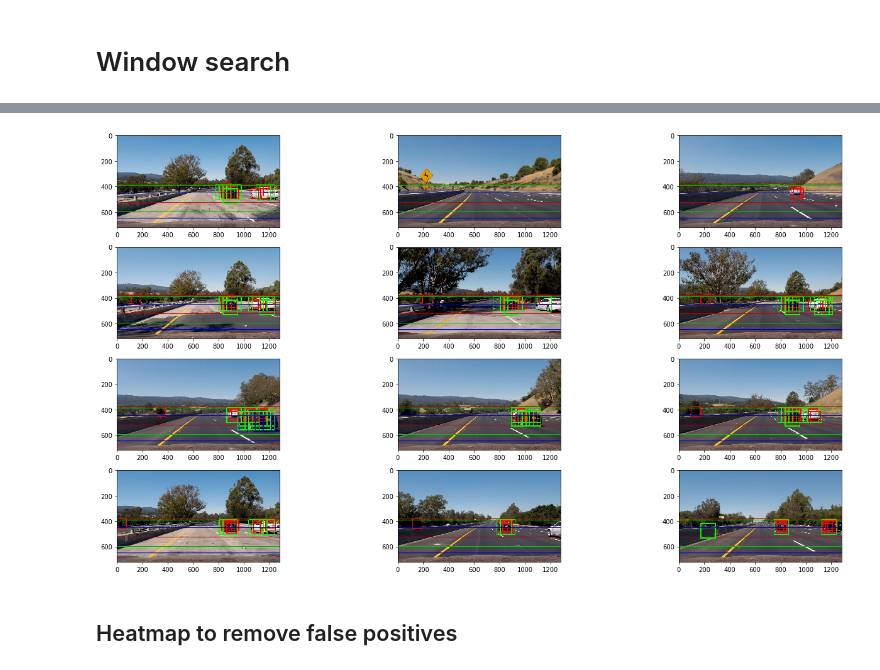
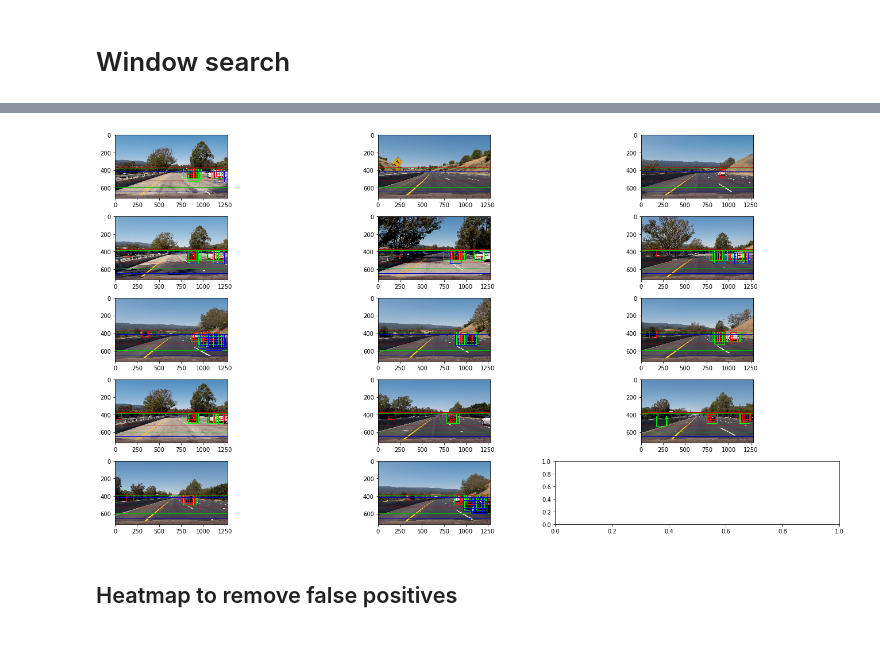
Before and after one commit to e7dud7e/carnd, a Jupyter notebook: VehicleDetection/VehicleDetection.ipynb, the cells around one changed output, grey strips where cells are left out. Saved outputs shown, nothing was run; the diff lists cells and outputs as text; code cells hidden in the pictures; blank space fills up the shorter version.

```diff
--- a/VehicleDetection/VehicleDetection.ipynb
+++ b/VehicleDetection/VehicleDetection.ipynb
@@ -1097,9 +1098,9 @@ Search regions closer to bottom of image are for cars closer to the camera.
 Scale < 1 is like zooming in for far-away images.
 Scale > 1 is like zooming out, for closer images.
 """
-ystart = [380, 390, 450]
+ystart = [380, 390, 420]
 ystop = [525, 600, 650]
-scale = [1.2, 1.8, 2]
+scale = [1.2, 1.8, 1.9]
 box_color = [(255,0,0),(0,255,0),(0,0,255)]
 
 """
@@ -1115,7 +1116,7 @@ cell_per_block=2
 color_space='YCrCb'
 out_img_l = []
 box_list_l = []
-for n in range(1,13):
+for n in range(1,15):
     n = str(n)
     path_in = 'test_images/' + 'test' + n + '.jpg'
     path_out = 'output_images/' + 'find_cars'+ n + '.jpg'
@@ -1133,21 +1131,24 @@ for n in range(1,13):
 # %%
-f, ((ax1, ax2, ax3),(ax4, ax5, ax6),(ax7, ax8, ax9),(ax10, ax11, ax12))   = plt.subplots(4, 3, figsize=(20,10));
+f, ((ax1, ax2, ax3),(ax4, ax5, ax6),(ax7, ax8, ax9),(ax10, ax11, ax12), \
+    (ax13, ax14, ax15)) = plt.subplots(5, 3, figsize=(20,10));
 
 ax1.imshow(out_img_l[0]);
 ax2.imshow(out_img_l[1]);
 ax3.imshow(out_img_l[2]);
 ax4.imshow(out_img_l[3]);
 ax5.imshow(out_img_l[4]);
 ax6.imshow(out_img_l[5]);
 ax7.imshow(out_img_l[6]);
 ax8.imshow(out_img_l[7]);
 ax9.imshow(out_img_l[8]);
 ax10.imshow(out_img_l[9]);
 ax11.imshow(out_img_l[10]);
 ax12.imshow(out_img_l[11]);
+ax13.imshow(out_img_l[12]);
+ax14.imshow(out_img_l[13]);
 f.tight_layout()
 # %% [output]
-[figure, old version]
+[figure, new version]
 # %% [markdown]
 ## Heatmap to remove false positives
 # %%
```
Also changed, not shown: parts of 26 cells of this notebook, 29 other files.
